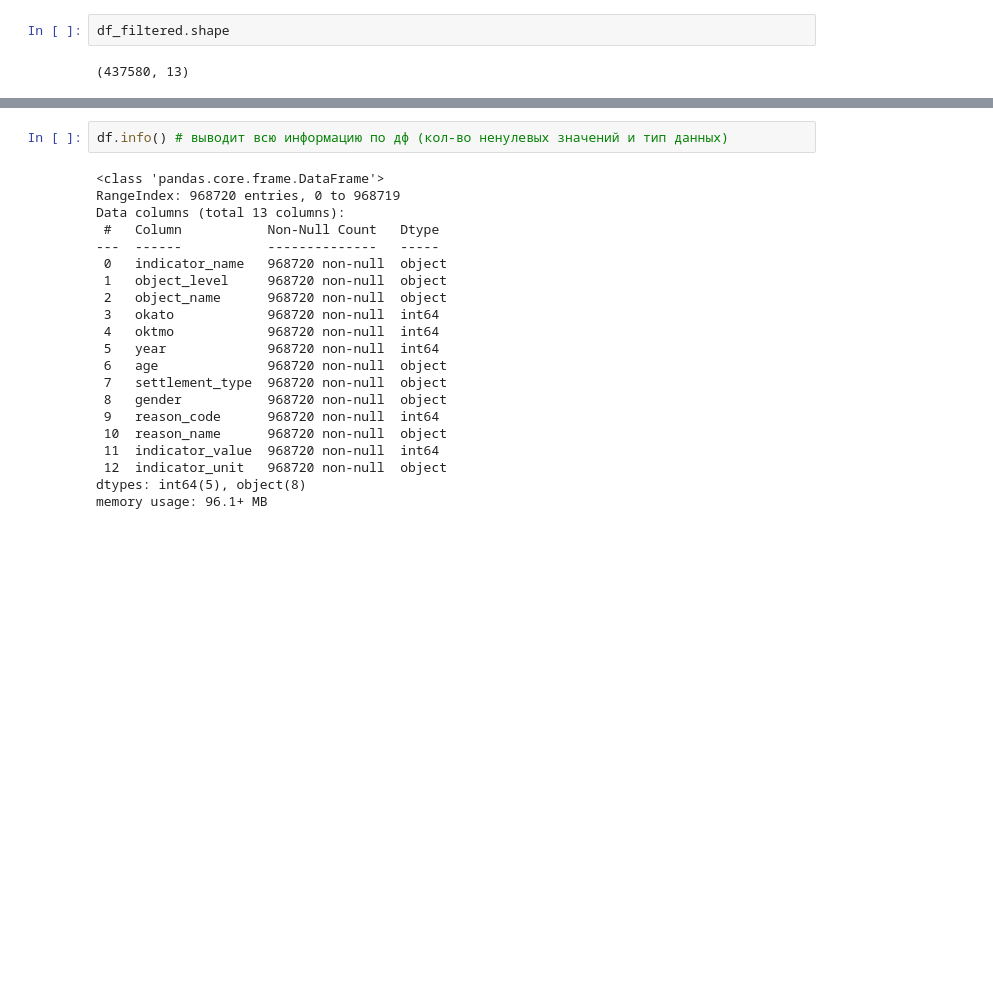
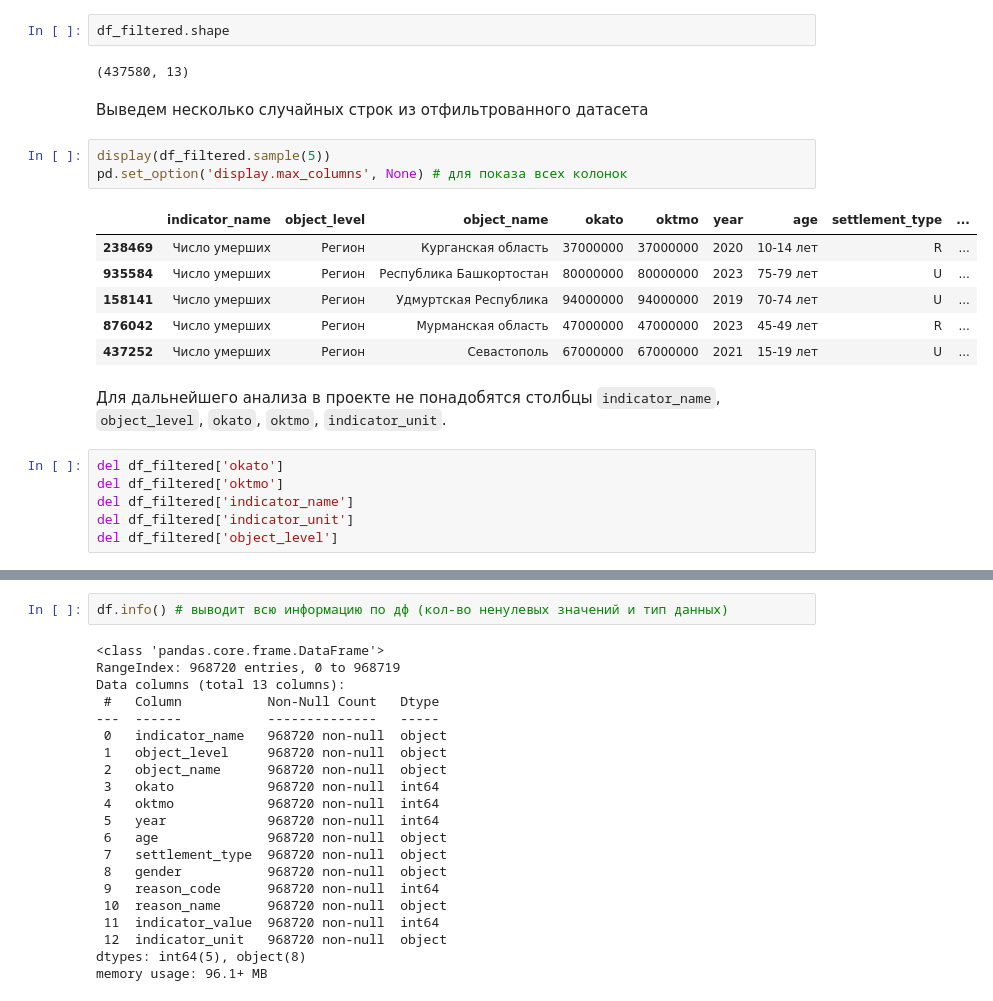
Before and after one commit to lidaEYE/despair-deaths-analysis, a Jupyter notebook: analysis.ipynb, the cells around one changed output, grey strips where cells are left out. Drawn from its saved outputs; the diff is of its cells as text; blank space fills up the shorter version.

```diff
--- a/analysis.ipynb
+++ b/analysis.ipynb
@@ -106,3 +108,23 @@ df_filtered = df[
 df_filtered.shape
 # %% [output]
 (437580, 13)
+# %% [markdown]
+Выведем несколько случайных строк из отфильтрованного датасета
+# %%
+display(df_filtered.sample(5))
+pd.set_option('display.max_columns', None) # для показа всех колонок
+# %% [output]
+|  | indicator_name | object_level | object_name | okato | oktmo | year | age | settlement_type | ... |
+| 238469 | Число умерших | Регион | Курганская область | 37000000 | 37000000 | 2020 | 10-14 лет | R | ... |
+| 935584 | Число умерших | Регион | Республика Башкортостан | 80000000 | 80000000 | 2023 | 75-79 лет | U | ... |
+| 158141 | Число умерших | Регион | Удмуртская Республика | 94000000 | 94000000 | 2019 | 70-74 лет | U | ... |
+| 876042 | Число умерших | Регион | Мурманская область | 47000000 | 47000000 | 2023 | 45-49 лет | R | ... |
+| 437252 | Число умерших | Регион | Севастополь | 67000000 | 67000000 | 2021 | 15-19 лет | U | ... |
+# %% [markdown]
+Для дальнейшего анализа в проекте не понадобятся столбцы `indicator_name`, `object_level`, `okato`, `oktmo`, `indicator_unit`.
+# %%
+del df_filtered['okato']
+del df_filtered['oktmo']
+del df_filtered['indicator_name']
+del df_filtered['indicator_unit']
+del df_filtered['object_level']
```
Also changed, not shown: parts of 6 cells of this notebook.
